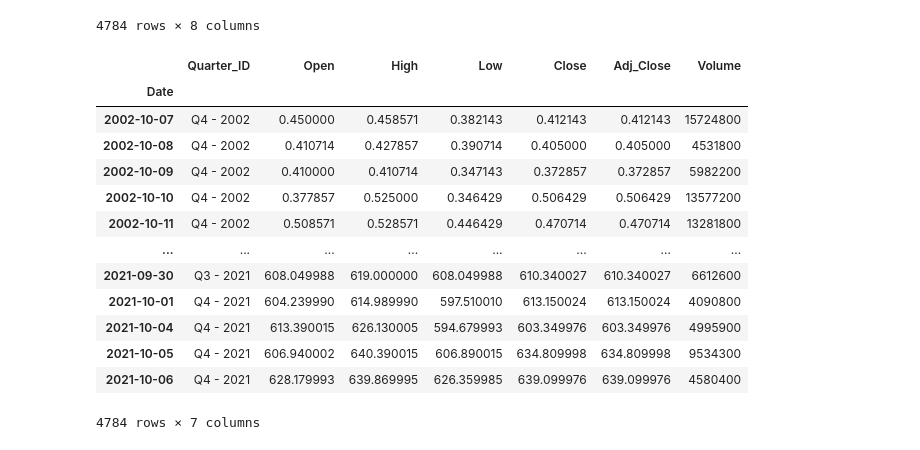
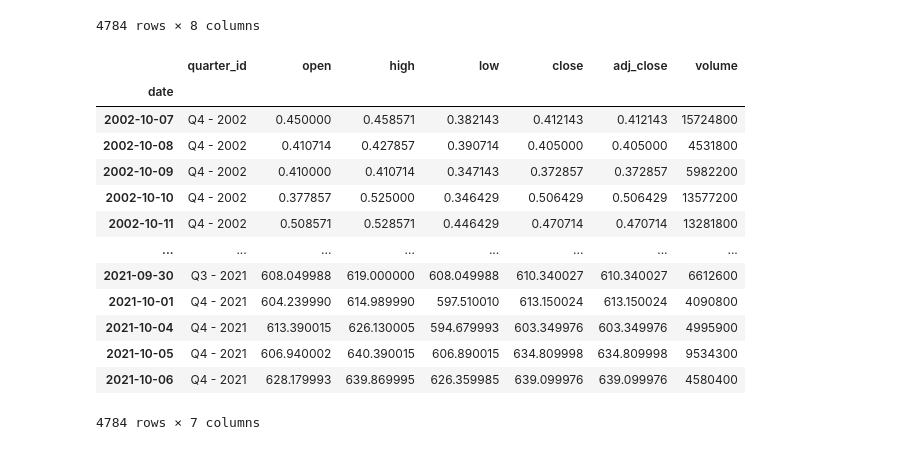
Before and after one commit to anguloag/Netflix-ETL, a Jupyter notebook: ETL.ipynb, the cells around one changed output. Drawn from its saved outputs; the diff is of its cells as text; code cells hidden in the pictures.

```diff
--- a/ETL.ipynb
+++ b/ETL.ipynb
@@ -688,12 +725,13 @@ stock_prices_df
 # %%
 # Reorder columns to match ERD and set index
 stock_prices_df = stock_prices_df[["Date", "Quarter_ID", "Open", "High", "Low", "Close", "Adj Close", "Volume"]]
 stock_prices_df = stock_prices_df.rename(columns={"Adj Close" : "Adj_Close"})
-stock_prices_df.set_index("Date", inplace=True)
+stock_prices_df.columns = stock_prices_df.columns.str.lower()
+stock_prices_df.set_index("date", inplace=True)
 stock_prices_df
 # %% [output]
-|  | Quarter_ID | Open | High | Low | Close | Adj_Close | Volume |
-| Date |  |  |  |  |  |  |  |
+|  | quarter_id | open | high | low | close | adj_close | volume |
+| date |  |  |  |  |  |  |  |
 | 2002-10-07 | Q4 - 2002 | 0.450000 | 0.458571 | 0.382143 | 0.412143 | 0.412143 | 15724800 |
 | 2002-10-08 | Q4 - 2002 | 0.410714 | 0.427857 | 0.390714 | 0.405000 | 0.405000 | 4531800 |
 | 2002-10-09 | Q4 - 2002 | 0.410000 | 0.410714 | 0.347143 | 0.372857 | 0.372857 | 5982200 |
```
Also changed, not shown: parts of 23 cells of this notebook, 14 other files.
